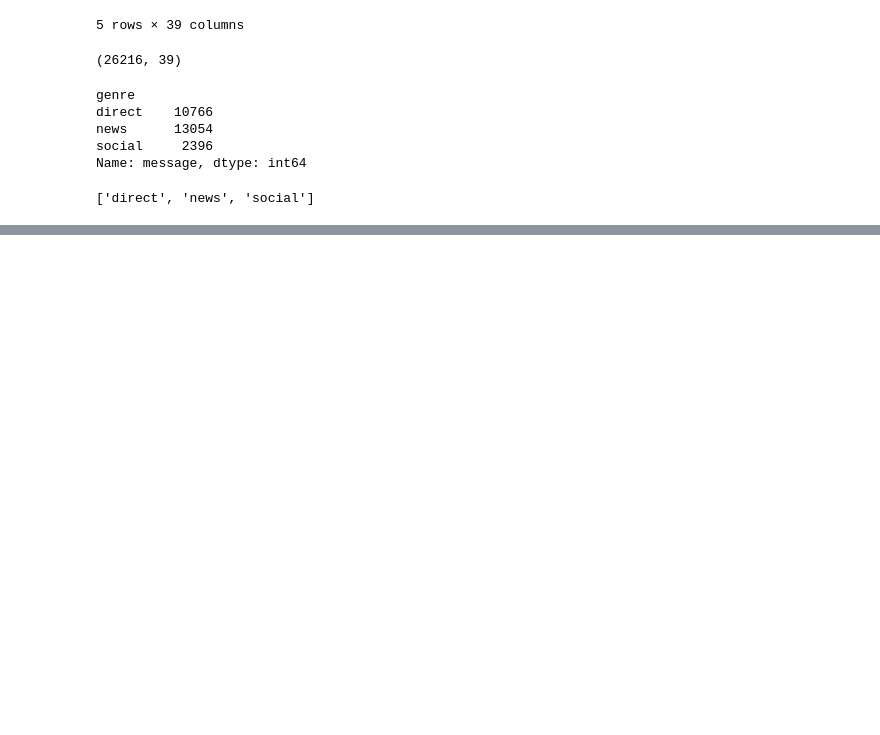
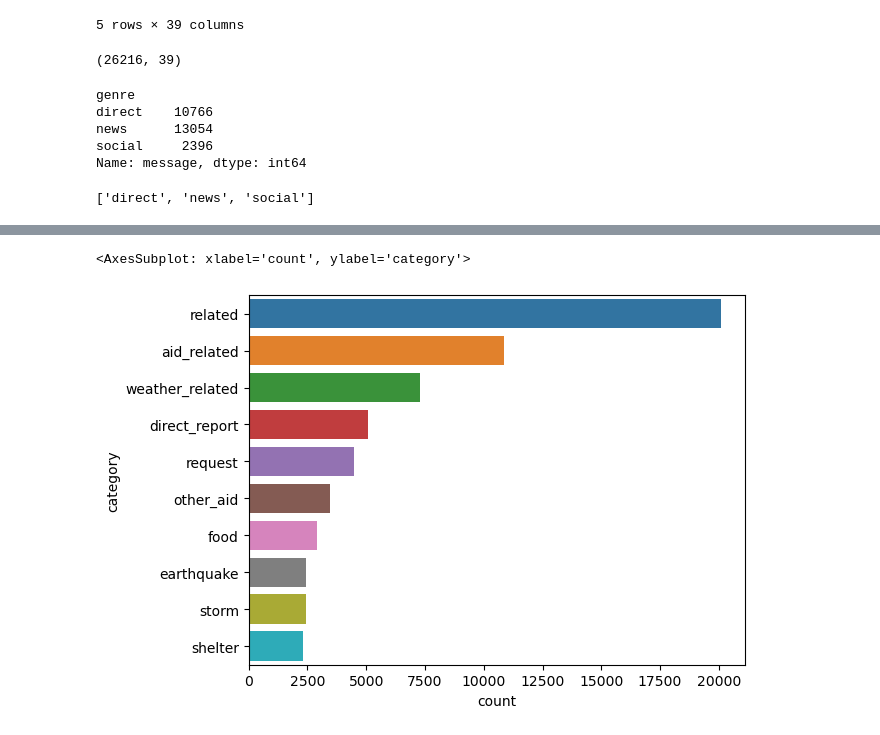
Before and after one commit to mmascaro864/pipeline_project, a Jupyter notebook: run_py_play.ipynb, the cells around one changed output, grey strips where cells are left out. Drawn from its saved outputs; the diff is of its cells as text; code cells hidden in the pictures; blank space fills up the shorter version.

```diff
--- a/run_py_play.ipynb
+++ b/run_py_play.ipynb
@@ -86,0 +92,4 @@ KeyError: 'count'
+# %%
+numeric_sum_df = numeric_sum_df.sort_values(by = 'count', ascending = False)
+# %%
+top_ten = numeric_sum_df[0:10]
@@ -86,0 +112,5 @@ KeyError: 'count'
+# %%
+sns.barplot(data = top_ten, y = 'category', x = 'count')
+# %% [output]
+<AxesSubplot: xlabel='count', ylabel='category'>
+[figure, added]
```
Also changed, not shown: parts of 20 cells of this notebook, 1 other file.
